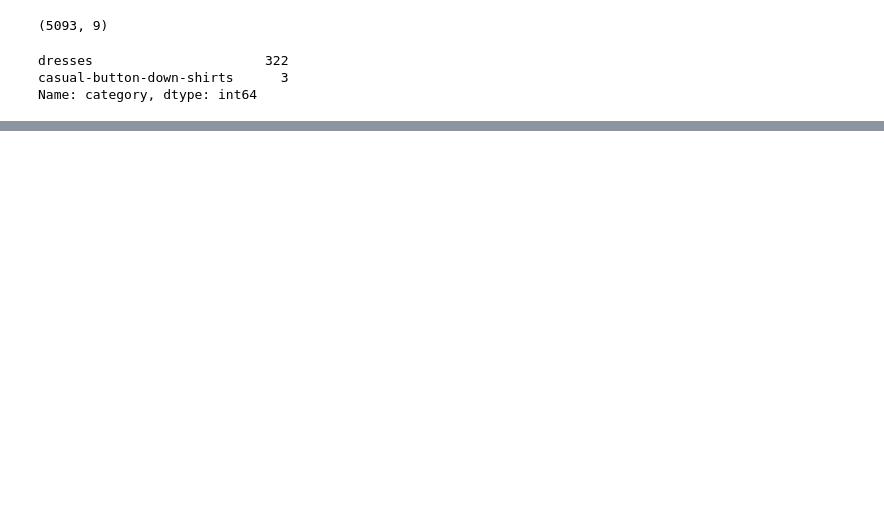
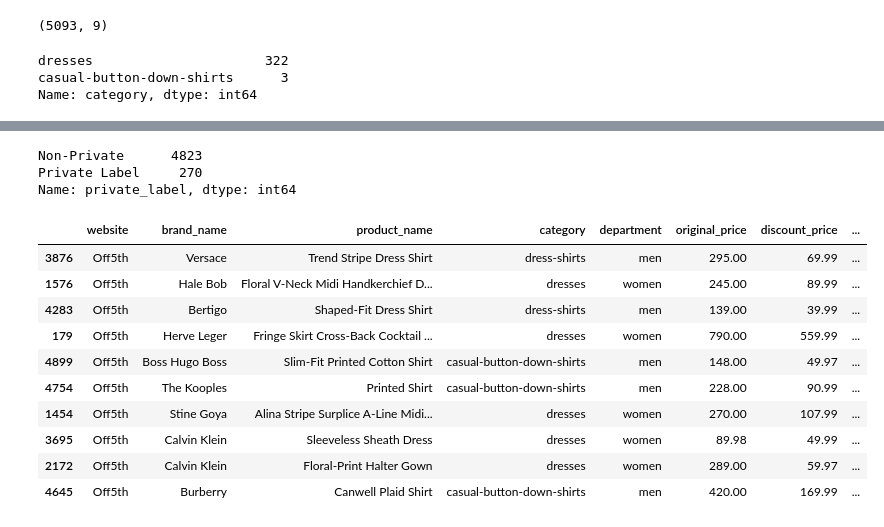
Before and after one commit to chuntao20/webscrap_discount, a Jupyter notebook: discount_strategy_analysis.ipynb, the cells around one changed output, grey strips where cells are left out. Drawn from its saved outputs; the diff is of its cells as text; code cells hidden in the pictures; blank space fills up the shorter version.

```diff
--- a/discount_strategy_analysis.ipynb
+++ b/discount_strategy_analysis.ipynb
@@ -602,0 +701,29 @@ off5th_raw.loc[off5th_raw['brand_name']=='Valentino'].describe()
+# %%
+off_private_labels = ['Cashmere Saks Fifth Avenue','Saks Fifth Avenue',
+                      'Saks Fifth Avenue BLACK', 'Saks Fifth Avenue Collection',
+                      'Saks Fifth Avenue Made In Italy','Saks Fifth Avenue OFF 5TH',
+                      'Saks Fifth Avenue Travel']
+# %%
+off5th_raw.loc[off5th_raw['brand_name'].isin(off_private_labels),'private_label'] = 'Private Label'
+# %%
+off5th_raw.loc[~off5th_raw['brand_name'].isin(off_private_labels),'private_label'] = 'Non-Private'
+# %%
+off5th_raw['private_label'].value_counts()
+# %% [output]
+Non-Private      4823
+Private Label     270
+Name: private_label, dtype: int64
+# %%
+off5th_raw.sample(10)
+# %% [output]
+|  | website | brand_name | product_name | category | department | original_price | discount_price | ... |
+| 3876 | Off5th | Versace | Trend Stripe Dress Shirt | dress-shirts | men | 295.00 | 69.99 | ... |
+| 1576 | Off5th | Hale Bob | Floral V-Neck Midi Handkerchief D... | dresses | women | 245.00 | 89.99 | ... |
+| 4283 | Off5th | Bertigo | Shaped-Fit Dress Shirt | dress-shirts | men | 139.00 | 39.99 | ... |
+| 179 | Off5th | Herve Leger | Fringe Skirt Cross-Back Cocktail ... | dresses | women | 790.00 | 559.99 | ... |
+| 4899 | Off5th | Boss Hugo Boss | Slim-Fit Printed Cotton Shirt | casual-button-down-shirts | men | 148.00 | 49.97 | ... |
+| 4754 | Off5th | The Kooples | Printed Shirt | casual-button-down-shirts | men | 228.00 | 90.99 | ... |
+| 1454 | Off5th | Stine Goya | Alina Stripe Surplice A-Line Midi... | dresses | women | 270.00 | 107.99 | ... |
+| 3695 | Off5th | Calvin Klein | Sleeveless Sheath Dress | dresses | women | 89.98 | 49.99 | ... |
+| 2172 | Off5th | Calvin Klein | Floral-Print Halter Gown | dresses | women | 289.00 | 59.97 | ... |
+| 4645 | Off5th | Burberry | Canwell Plaid Shirt | casual-button-down-shirts | men | 420.00 | 169.99 | ... |
```
Also changed, not shown: parts of 29 cells of this notebook, 3 other files.
